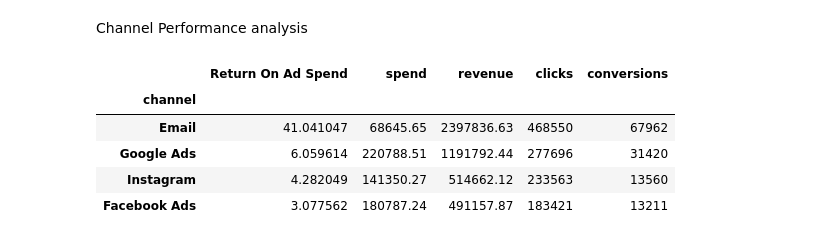
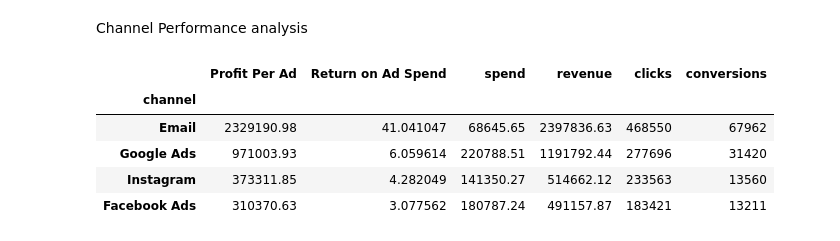
Before and after one commit to Emmanuelkiptim/Digital-Marketing-Performance-Analysis, a Jupyter notebook: Digital_Marketing_Performance_Analysis_Identifying_Profitable_Channels.ipynb, the cells around one changed output. Drawn from its saved outputs; the diff is of its cells as text; code cells hidden in the pictures.

```diff
--- a/Digital_Marketing_Performance_Analysis_Identifying_Profitable_Channels.ipynb
+++ b/Digital_Marketing_Performance_Analysis_Identifying_Profitable_Channels.ipynb
@@ -102,8 +102,9 @@ df
 3. Feature Engineering and Metrics Calculation
 # %%
 df['Click Through Rate']=df['clicks']/df['impressions']
-df['Return On Ad Spend']=df['revenue']/df['spend']
+df['Profit Per Ad']=df['revenue']-df['spend']
 df['Conversion Rate']=df['conversions']/df['clicks']
+df['Return on Ad Spend']=df['revenue']/df['spend']
 df
 # %% [output]
 |  | date | channel | spend | impressions | clicks | conversions | revenue | Click Through Rate | ... |
@@ -131,19 +132,20 @@ Channel Performance analysis
 # %%
 channel_summary= df.groupby('channel').agg (
     {
-        'Return On Ad Spend': 'mean',
+        'Profit Per Ad': 'sum',
+        'Return on Ad Spend': 'mean',
         'spend':'sum',
         'revenue':'sum',
         'clicks':'sum',
         'conversions':'sum',
 
     }
-).sort_values(by='Return On Ad Spend', ascending=False)
+).sort_values(by='Profit Per Ad', ascending=False)
 channel_summary
 # %% [output]
-|  | Return On Ad Spend | spend | revenue | clicks | conversions |
-| channel |  |  |  |  |  |
-| Email | 41.041047 | 68645.65 | 2397836.63 | 468550 | 67962 |
-| Google Ads | 6.059614 | 220788.51 | 1191792.44 | 277696 | 31420 |
-| Instagram | 4.282049 | 141350.27 | 514662.12 | 233563 | 13560 |
-| Facebook Ads | 3.077562 | 180787.24 | 491157.87 | 183421 | 13211 |
+|  | Profit Per Ad | Return on Ad Spend | spend | revenue | clicks | conversions |
+| channel |  |  |  |  |  |  |
+| Email | 2329190.98 | 41.041047 | 68645.65 | 2397836.63 | 468550 | 67962 |
+| Google Ads | 971003.93 | 6.059614 | 220788.51 | 1191792.44 | 277696 | 31420 |
+| Instagram | 373311.85 | 4.282049 | 141350.27 | 514662.12 | 233563 | 13560 |
+| Facebook Ads | 310370.63 | 3.077562 | 180787.24 | 491157.87 | 183421 | 13211 |
```
Also changed, not shown: parts of 28 cells of this notebook.
